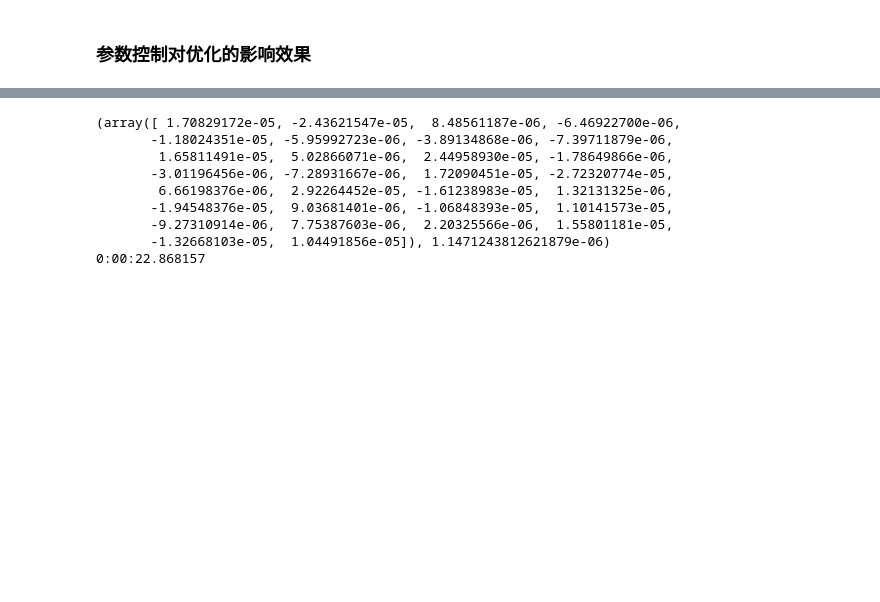
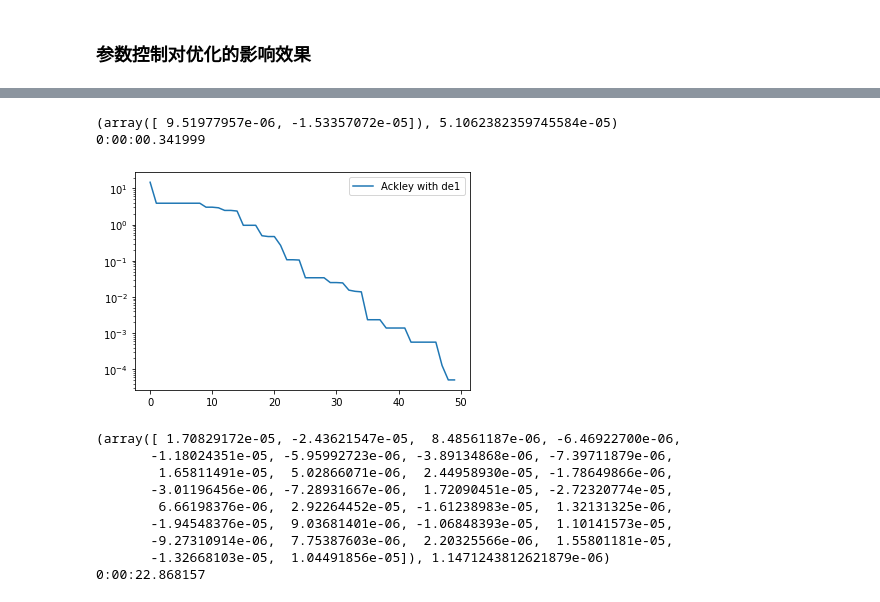
Before and after one commit to DanceToThis1/DE, a Jupyter notebook: DE1.ipynb, the cells around one changed output, grey strips where cells are left out. Drawn from its saved outputs; the diff is of its cells as text; code cells hidden in the pictures; blank space fills up the shorter version.

```diff
--- a/DE1.ipynb
+++ b/DE1.ipynb
@@ -81,3 +81,36 @@ def de(fobj, bounds, mut=0.8, crossp=0.7, popsize=20, its=1000, goal = 0):
+# %%
+import numpy as np
+def de1(fobj, bounds, mut=0.8, crossp=0.7, popsize=20, its=1000, goal = 0):
+    dimensions = len(bounds)
+    pop = np.random.rand(popsize, dimensions)
+    min_b, max_b = np.asarray(bounds).T
+    diff = np.fabs(min_b - max_b)
+    pop_denorm = min_b + pop * diff
+    fitness = np.asarray([fobj(ind) for ind in pop_denorm])
+    best_idx = np.argmin(fitness)
+    best = pop_denorm[best_idx]
+    for i in range(its):
+        for j in range(popsize):
+            idxs = [idx for idx in range(popsize) if idx != j]
+            a, b, c = pop[np.random.choice(idxs, 3, replace = False)]
+            t = np.exp(1-(its/(its + 1 - i)))
+            mut = 0.5 * (2 ** t)
+            mutant = np.clip(a + mut * (b - c), 0, 1)
+            cross_points = np.random.rand(dimensions) < crossp
+            if not np.any(cross_points):
+                cross_points[np.random.randint(0, dimensions)] = True
+            trial = np.where(cross_points, mutant, pop[j])
+            trial_denorm = min_b + trial * diff
+            f = fobj(trial_denorm)
+            if f < fitness[j]:
+                fitness[j] = f
+                pop[j] = trial
+                if f < fitness[best_idx]:
+                    best_idx = j
+                    best = trial_denorm
+        if(np.fabs(min(fitness) - goal) < 1e-6):
+            break
+        yield best, fitness[best_idx]
 # %% [markdown]
 ### 几个待优化函数
 # %% [markdown]
@@ -222,3 +302,9 @@ Ackley_de()
+# %%
+Ackley_de1()
+# %% [output]
+(array([ 9.51977957e-06, -1.53357072e-05]), 5.1062382359745584e-05)
+0:00:00.341999
+[figure, added]
 # %%
 Rastrigin_sacpmde()
 # %% [output]
```
Also changed, not shown: parts of 10 cells of this notebook, 7 other files.
